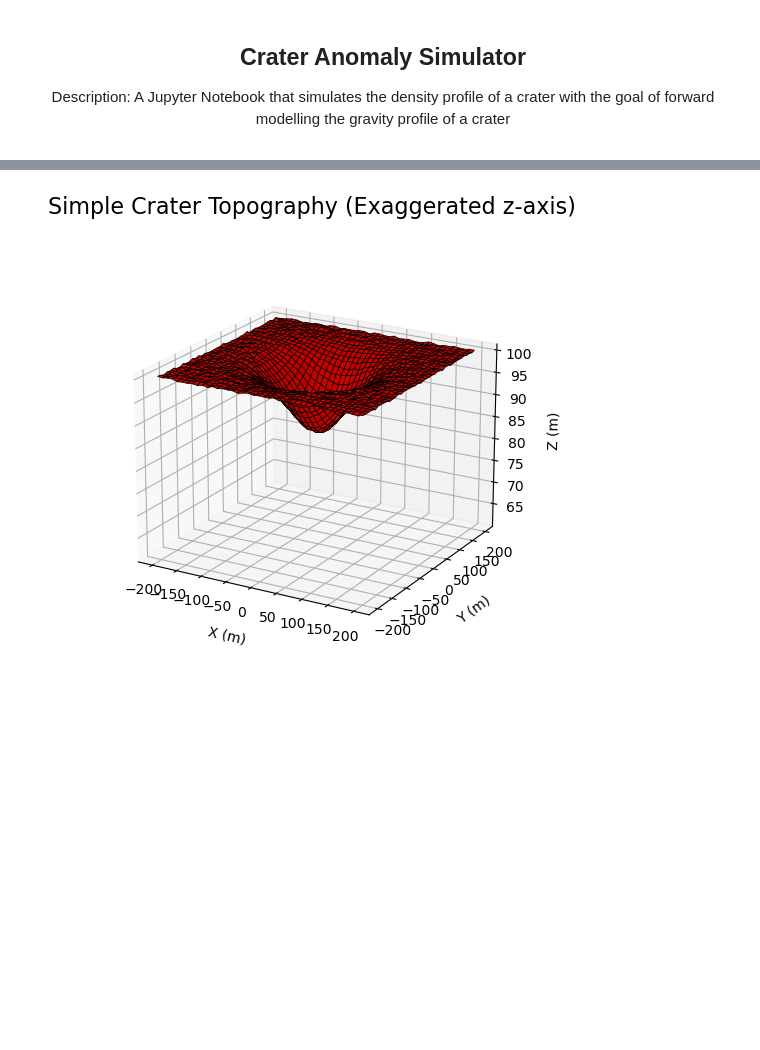
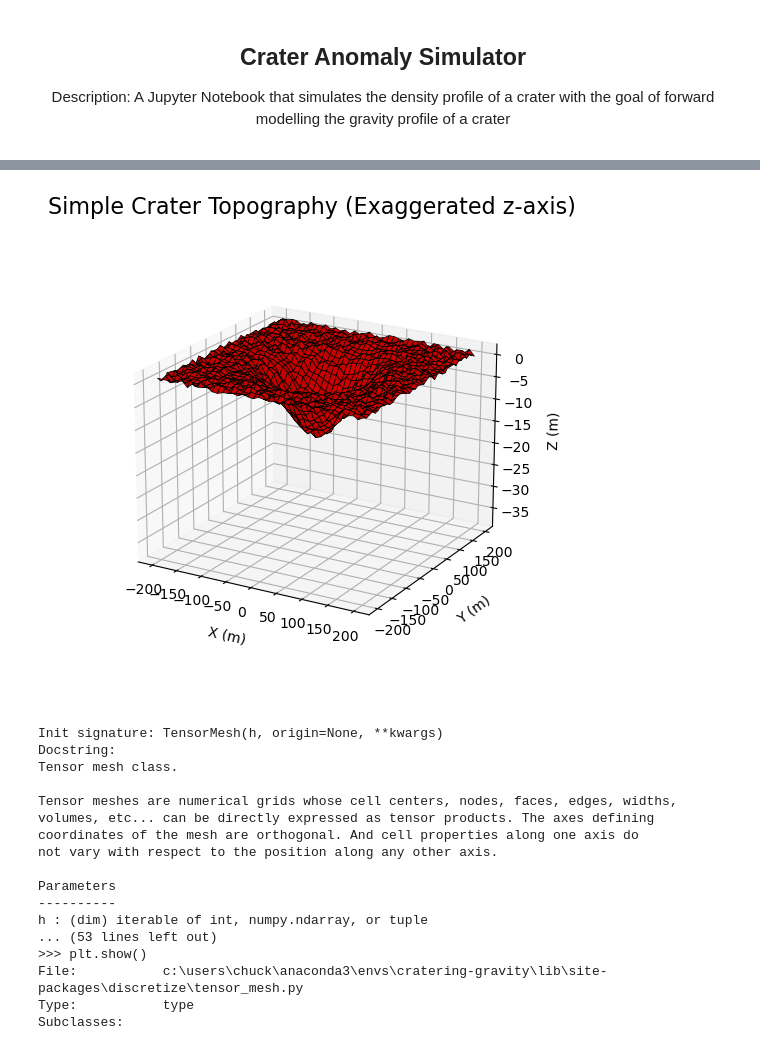
Before and after one commit to ElChuckster/cratering-gravity, a Jupyter notebook: Notebooks/crater-anomaly-simulator.ipynb, the cells around one changed output, grey strips where cells are left out. Drawn from its saved outputs; the diff is of its cells as text; code cells hidden in the pictures; blank space fills up the shorter version.

```diff
--- a/Notebooks/crater-anomaly-simulator.ipynb
+++ b/Notebooks/crater-anomaly-simulator.ipynb
@@ -26,23 +30,45 @@ Based on this image, I hypothesise a lunar crater can be defined by a bunch of c
 # %%
 [x_topo, y_topo] = np.meshgrid(np.linspace(-200, 200, 41), np.linspace(-200, 200, 41))
 z_topo = (
     -15 * np.exp(-(x_topo**2 + y_topo**2) / 80**2)
-    + 100.0
-    + 0.5 * np.random.rand(*x_topo.shape)
+    + 1.5 * np.random.rand(*x_topo.shape)
 )
 
 fig = plt.figure(figsize=(6, 6))
 ax = fig.add_axes([0.1, 0.1, 0.8, 0.8], projection="3d")
 ax.set_zlim([z_topo.max() - 40, z_topo.max()])
 ax.plot_surface(x_topo, y_topo, z_topo, color="r", edgecolor="k", linewidth=0.5)
 ax.set_box_aspect(aspect=None, zoom=0.85)
 ax.set_xlabel("X (m)", labelpad=10)
 ax.set_ylabel("Y (m)", labelpad=10)
 ax.set_zlabel("Z (m)", labelpad=10)
 ax.set_title("Simple Crater Topography (Exaggerated z-axis)", fontsize=16, pad=-20)
 ax.view_init(elev=20.0)
+z_topo.max()
+dh = 5
+hz = [(dh, 5, -1.3), (dh, 15)]
+hz
+
+TensorMesh?
 # %% [output]
-[figure, old version]
+[figure, new version]
+Init signature: TensorMesh(h, origin=None, **kwargs)
+Docstring:
+Tensor mesh class.
+
+Tensor meshes are numerical grids whose cell centers, nodes, faces, edges, widths,
+volumes, etc... can be directly expressed as tensor products. The axes defining
+coordinates of the mesh are orthogonal. And cell properties along one axis do
+not vary with respect to the position along any other axis.
+
+Parameters
+----------
+h : (dim) iterable of int, numpy.ndarray, or tuple
+... (53 lines left out)
+>>> plt.show()
+File:           c:\users\chuck\anaconda3\envs\cratering-gravity\lib\site-packages\discretize\tensor_mesh.py
+Type:           type
+Subclasses:
 # %%
 #Function Cell
 
```
Also changed, not shown: parts of 9 cells of this notebook, 4 other files.
